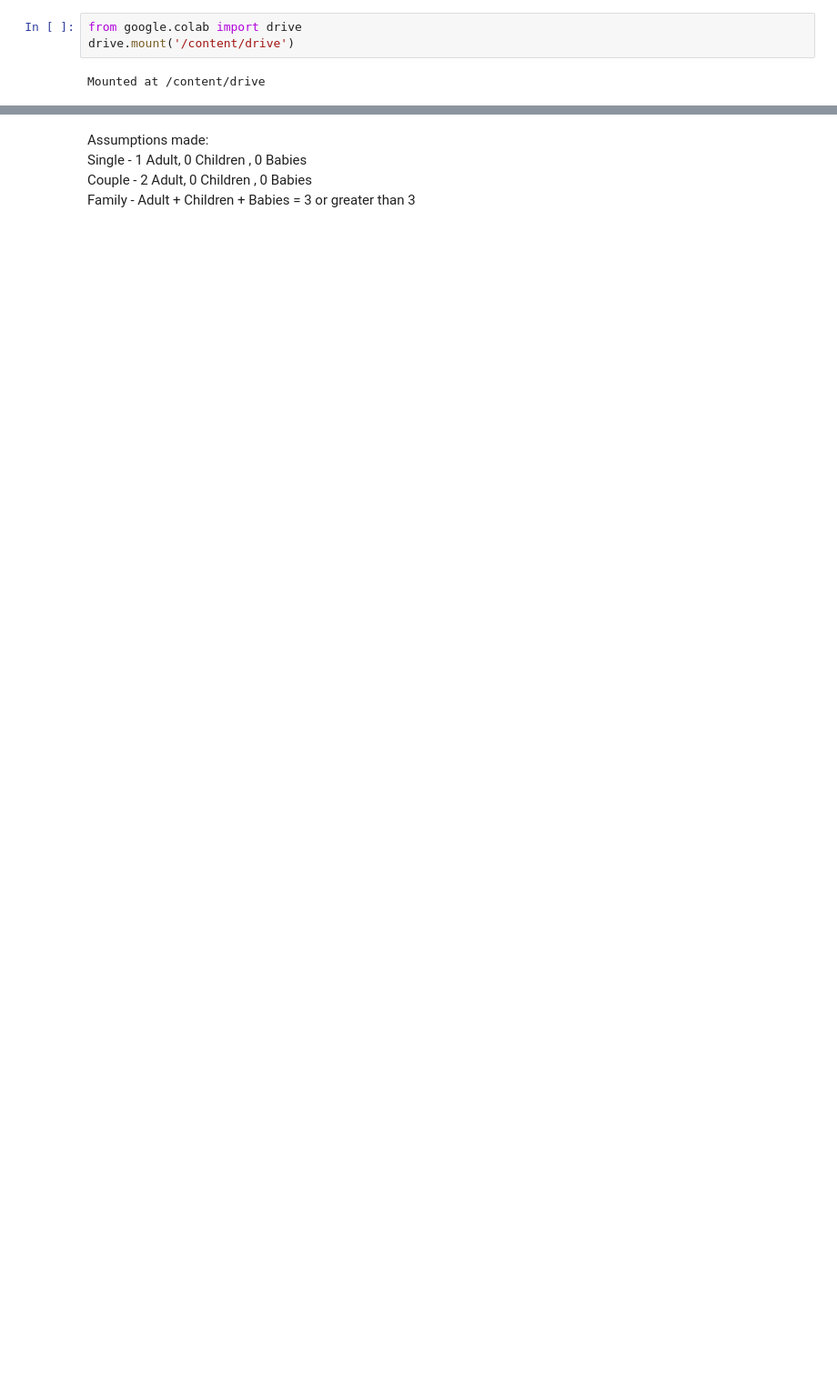
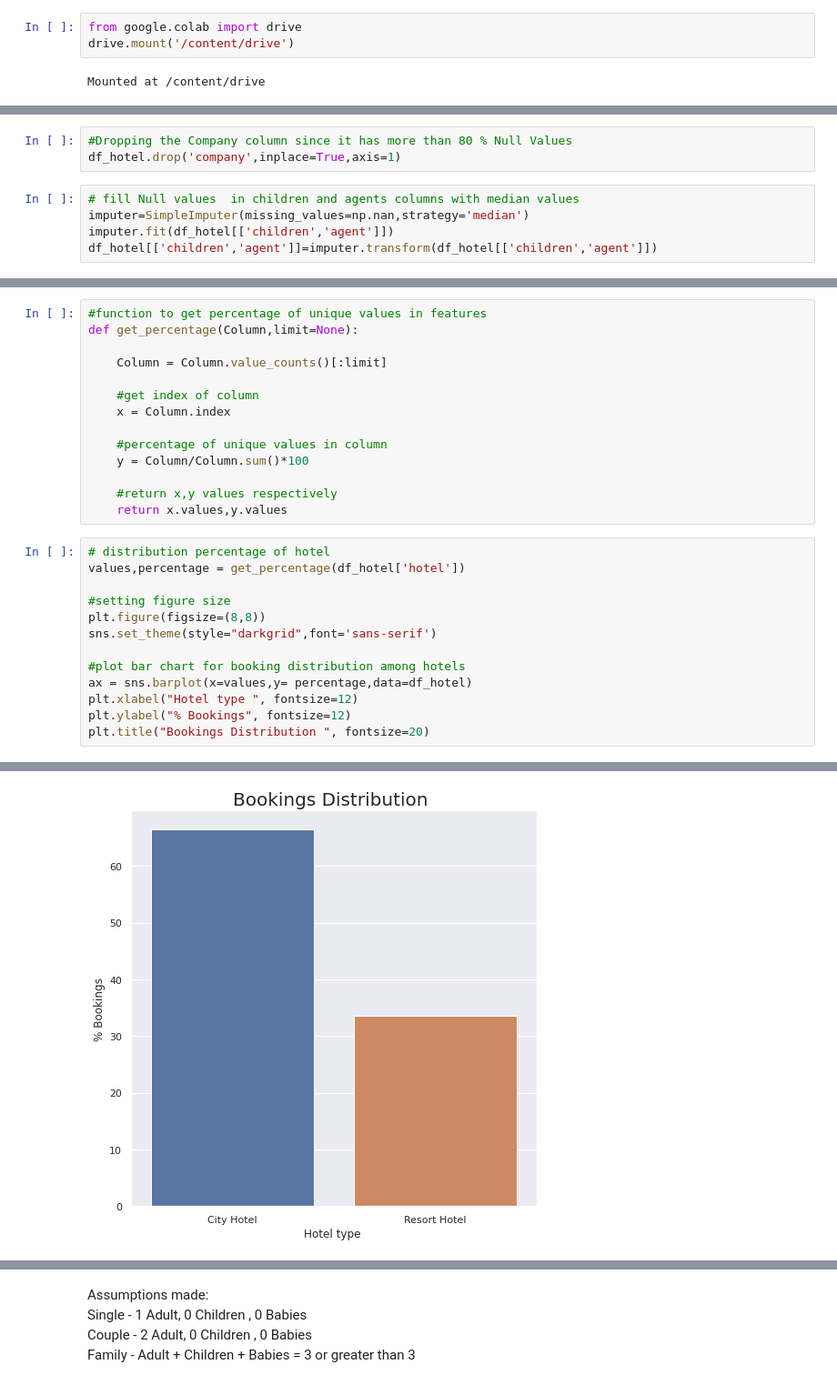
Before and after one commit to kanishquetyagi/Hotel_Booking_Analysis, a Jupyter notebook: Hotel_Booking_Analysis_Capstone_Project.ipynb, the cells around one changed output, grey strips where cells are left out. Shown at 91% size. Drawn from its saved outputs; the diff is of its cells as text; blank space fills up the shorter version.

```diff
--- a/Hotel_Booking_Analysis_Capstone_Project.ipynb
+++ b/Hotel_Booking_Analysis_Capstone_Project.ipynb
@@ -373,0 +226,8 @@ From the graph, we can observe that only year 2016 has highest no. of bookings.
+# %%
+#Dropping the Company column since it has more than 80 % Null Values
+df_hotel.drop('company',inplace=True,axis=1)
+# %%
+# fill Null values  in children and agents columns with median values
+imputer=SimpleImputer(missing_values=np.nan,strategy='median')
+imputer.fit(df_hotel[['children','agent']])
+df_hotel[['children','agent']]=imputer.transform(df_hotel[['children','agent']])
@@ -373,0 +245,28 @@ From the graph, we can observe that only year 2016 has highest no. of bookings.
+# %%
+#function to get percentage of unique values in features
+def get_percentage(Column,limit=None):
+
+    Column = Column.value_counts()[:limit]
+
+    #get index of column
+    x = Column.index
+
+    #percentage of unique values in column
+    y = Column/Column.sum()*100
+
+    #return x,y values respectively
+    return x.values,y.values
+# %%
+# distribution percentage of hotel
+values,percentage = get_percentage(df_hotel['hotel'])
+
+#setting figure size
+plt.figure(figsize=(8,8))
+sns.set_theme(style="darkgrid",font='sans-serif')
+
+#plot bar chart for booking distribution among hotels
+ax = sns.barplot(x=values,y= percentage,data=df_hotel)
+plt.xlabel("Hotel type ", fontsize=12)
+plt.ylabel("% Bookings", fontsize=12)
+plt.title("Bookings Distribution ", fontsize=20)
+# %% [output]
@@ -373,0 +274 @@ From the graph, we can observe that only year 2016 has highest no. of bookings.
+[figure, added]
```
Also changed, not shown: parts of 185 cells of this notebook.
